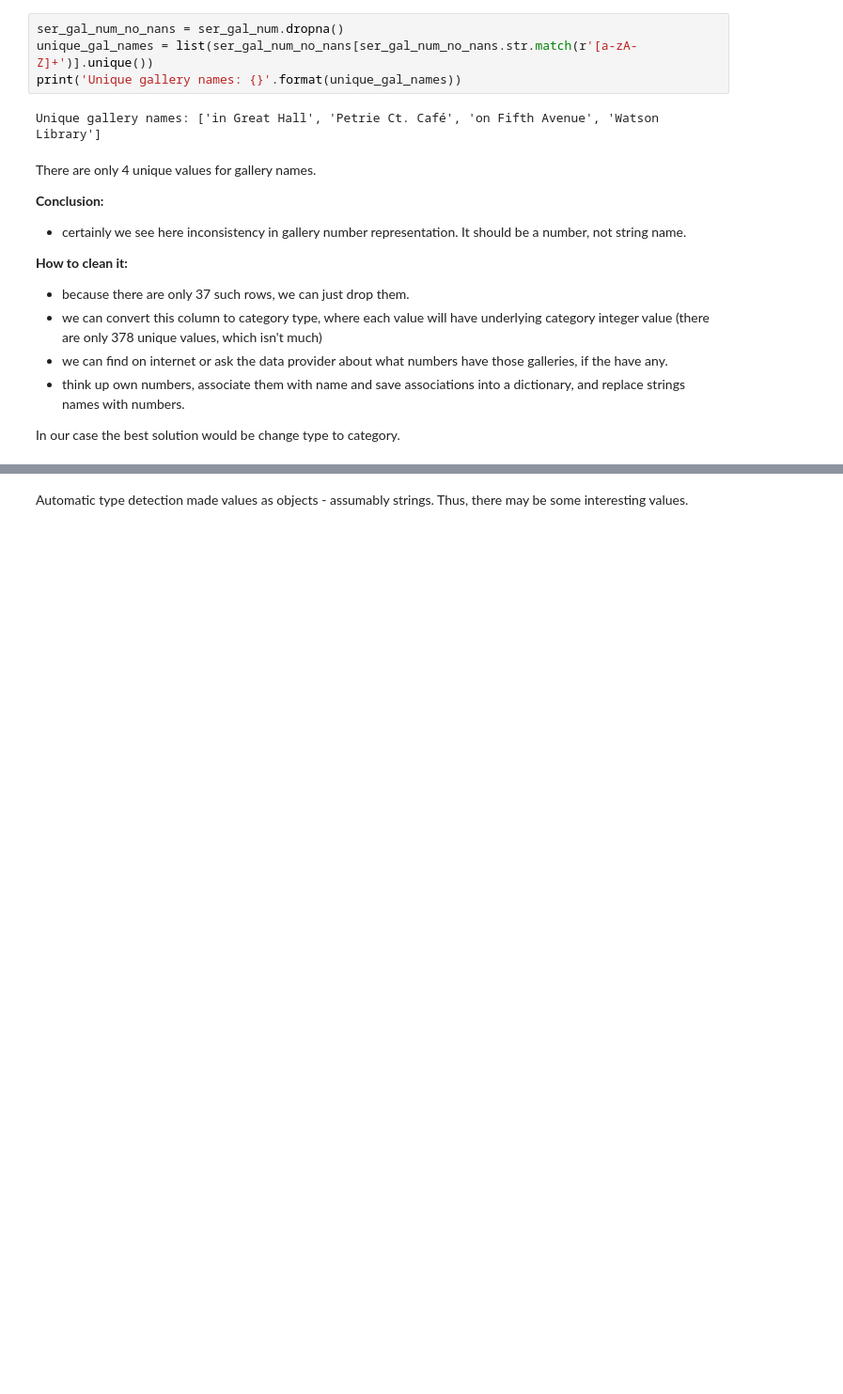
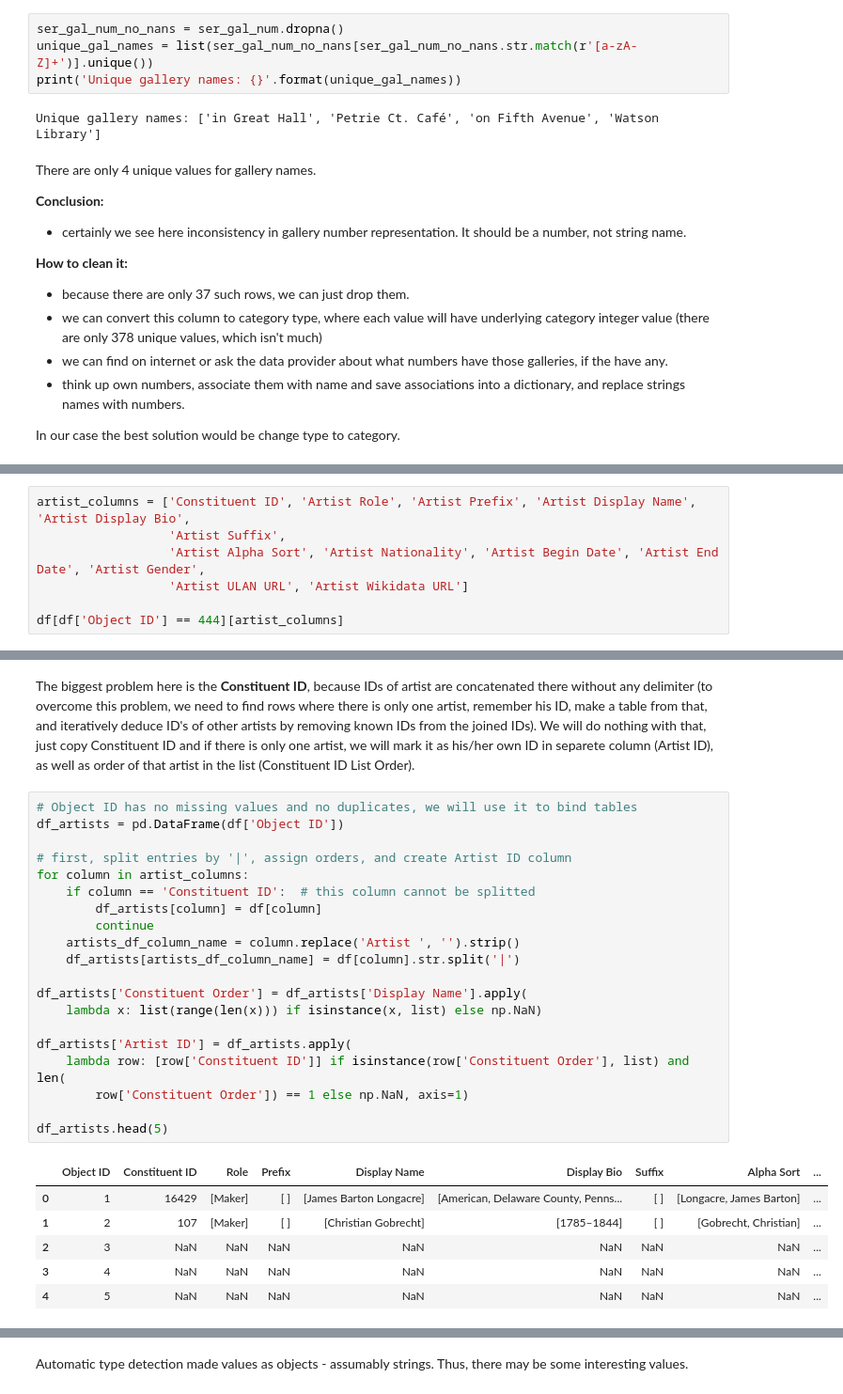
Before and after one commit to nickobard/Data-Preprocessing-Course, a Jupyter notebook: 01/01_homework.ipynb, the cells around one changed output, grey strips where cells are left out. Shown at 94% size. Cells and saved outputs as stored; diff of their text form; blank space fills up the shorter version.

Commit message:
Start Artists table extraction

```diff
--- a/01/01_homework.ipynb
+++ b/01/01_homework.ipynb
@@ -616,0 +601,7 @@ memory usage: 7.4+ MB
+# %%
+artist_columns = ['Constituent ID', 'Artist Role', 'Artist Prefix', 'Artist Display Name', 'Artist Display Bio',
+                  'Artist Suffix',
+                  'Artist Alpha Sort', 'Artist Nationality', 'Artist Begin Date', 'Artist End Date', 'Artist Gender',
+                  'Artist ULAN URL', 'Artist Wikidata URL']
+
+df[df['Object ID'] == 444][artist_columns]
@@ -616,0 +611,29 @@ memory usage: 7.4+ MB
+# %% [markdown]
+The biggest problem here is the **Constituent ID**, because IDs of artist are concatenated there without any delimiter (to overcome this problem, we need to find rows where there is only one artist, remember his ID, make a table from that, and iteratively deduce ID's of other artists by removing known IDs from the joined IDs). We will do nothing with that, just copy Constituent ID and if there is only one artist, we will mark it as his/her own ID in separete column (Artist ID), as well as order of that artist in the list (Constituent ID List Order).
+# %%
+# Object ID has no missing values and no duplicates, we will use it to bind tables
+df_artists = pd.DataFrame(df['Object ID'])
+
+# first, split entries by '|', assign orders, and create Artist ID column
+for column in artist_columns:
+    if column == 'Constituent ID':  # this column cannot be splitted
+        df_artists[column] = df[column]
+        continue
+    artists_df_column_name = column.replace('Artist ', '').strip()
+    df_artists[artists_df_column_name] = df[column].str.split('|')
+
+df_artists['Constituent Order'] = df_artists['Display Name'].apply(
+    lambda x: list(range(len(x))) if isinstance(x, list) else np.NaN)
+
+df_artists['Artist ID'] = df_artists.apply(
+    lambda row: [row['Constituent ID']] if isinstance(row['Constituent Order'], list) and len(
+        row['Constituent Order']) == 1 else np.NaN, axis=1)
+
+df_artists.head(5)
+# %% [output]
+|  | Object ID | Constituent ID | Role | Prefix | Display Name | Display Bio | Suffix | Alpha Sort | ... |
+| 0 | 1 | 16429 | [Maker] | [ ] | [James Barton Longacre] | [American, Delaware County, Penns... | [ ] | [Longacre, James Barton] | ... |
+| 1 | 2 | 107 | [Maker] | [ ] | [Christian Gobrecht] | [1785–1844] | [ ] | [Gobrecht, Christian] | ... |
+| 2 | 3 | NaN | NaN | NaN | NaN | NaN | NaN | NaN | ... |
+| 3 | 4 | NaN | NaN | NaN | NaN | NaN | NaN | NaN | ... |
+| 4 | 5 | NaN | NaN | NaN | NaN | NaN | NaN | NaN | ... |
```
Also changed, not shown: parts of 18 cells of this notebook, 1 other file.
